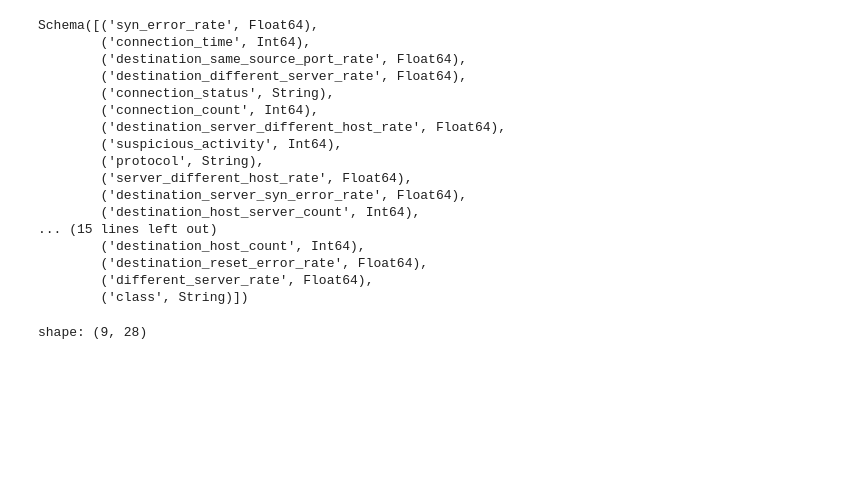
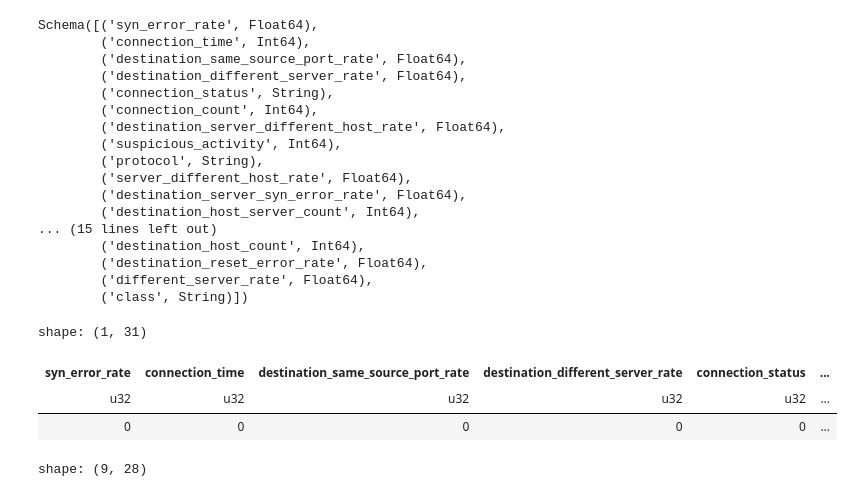
Before and after one commit to DEVOLOPER-1/Pred-Sus-Act, a Jupyter notebook: eda.ipynb, the cells around one changed output. Cells and saved outputs as stored; diff of their text form; code cells hidden in the pictures; blank space fills up the shorter version.

Commit message:
✨ feat(eda.ipynb): Enhance EDA notebook with nulls counting

```diff
--- a/eda.ipynb
+++ b/eda.ipynb
@@ -46,6 +46,13 @@ Schema([('syn_error_rate', Float64),
         ('class', String)])
 # %%
 df = clean_names(df = df , case_type='lower', remove_special=True, strip_accents=True , strip_underscores=True , truncate_limit=None)
+# %%
+df.null_count()
+# %% [output]
+shape: (1, 31)
+| syn_error_rate | connection_time | destination_same_source_port_rate | destination_different_server_rate | connection_status | ... |
+| u32 | u32 | u32 | u32 | u32 | ... |
+| 0 | 0 | 0 | 0 | 0 | ... |
 # %%
 df.select(cs.numeric()).describe()
 # %% [output]
```
